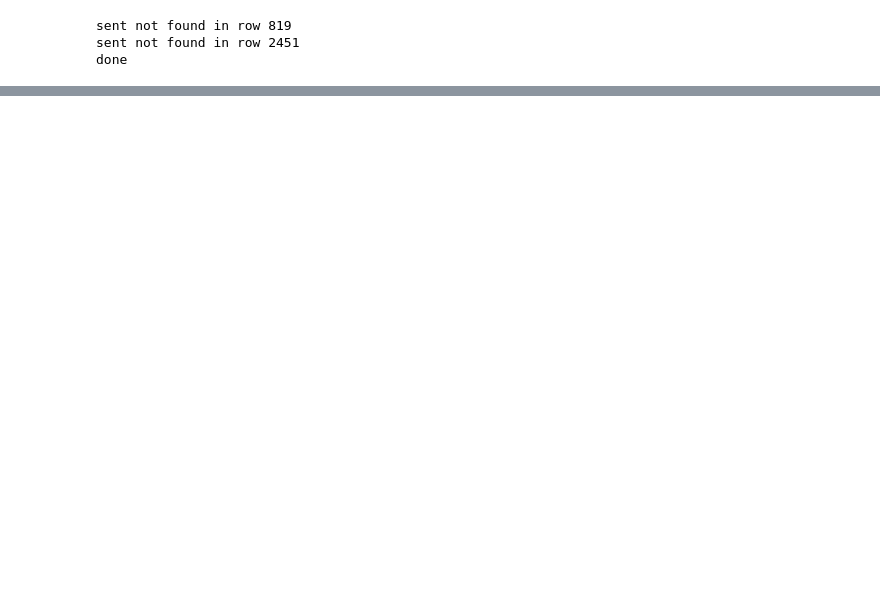
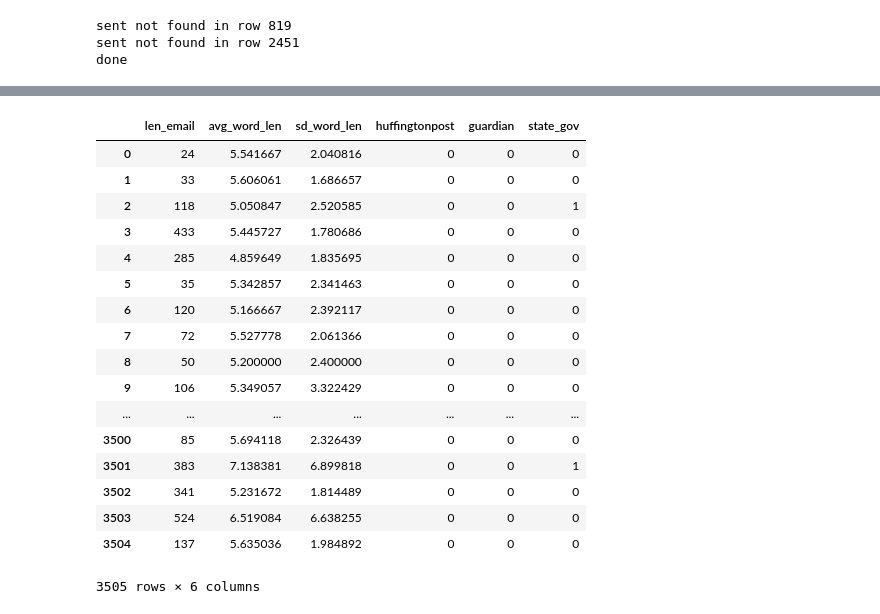
Before and after one commit to lithium-powered/STAT154-GROUP08, a Jupyter notebook: explore2.ipynb, the cells around one changed output, grey strips where cells are left out. Drawn from its saved outputs; the diff is of its cells as text; code cells hidden in the pictures; blank space fills up the shorter version.

```diff
--- a/explore2.ipynb
+++ b/explore2.ipynb
@@ -171,0 +184,60 @@ fm_reduced
+# %%
+power_features = pd.DataFrame()
+# power feature implementations
+
+# length of email
+len_emails = []
+for i in range(len(cleaned)):
+    text = cleaned.iloc[i].text
+    len_emails += [len(text.split(" "))]
+power_features["len_email"] = len_emails
+
+#average word length and sd word length
+av_word_len = []
+sd_word_len = []
+for i in range(len(cleaned)):
+    email = cleaned.iloc[i].text
+    word_lens = []
+    for word in email.split(" "):
+        word_lens +=[len(word)]
+    av_word_len += [np.mean(word_lens)]
+    sd_word_len += [np.std(word_lens)]
+
+power_features["avg_word_len"] = av_word_len
+power_features["sd_word_len"] = sd_word_len
+
+#function to determine whether or not phrase in each email, if phrase occurs in email, email assigned value 1, else 0.
+def find_phrase(df, phrase):
+    phrase_instances = []
+    for i in range(len(df)):
+        if phrase in df.iloc[i].text:
+            phrase_instances += [1]
+        else:
+            phrase_instances += [0]
+    return phrase_instances
+
+power_features["huffingtonpost"] = find_phrase(hrc_train, "huffingtonpost")
+power_features["guardian"] = find_phrase(hrc_train, "guardian.co")
+power_features["state_gov"] = find_phrase(hrc_train, "state.gov")
+# %%
+power_features
+#power_features.to_csv("power_features.csv", index=False)
+# %% [output]
+|  | len_email | avg_word_len | sd_word_len | huffingtonpost | guardian | state_gov |
+| 0 | 24 | 5.541667 | 2.040816 | 0 | 0 | 0 |
+| 1 | 33 | 5.606061 | 1.686657 | 0 | 0 | 0 |
+| 2 | 118 | 5.050847 | 2.520585 | 0 | 0 | 1 |
+| 3 | 433 | 5.445727 | 1.780686 | 0 | 0 | 0 |
+| 4 | 285 | 4.859649 | 1.835695 | 0 | 0 | 0 |
+| 5 | 35 | 5.342857 | 2.341463 | 0 | 0 | 0 |
+| 6 | 120 | 5.166667 | 2.392117 | 0 | 0 | 0 |
+| 7 | 72 | 5.527778 | 2.061366 | 0 | 0 | 0 |
+| 8 | 50 | 5.200000 | 2.400000 | 0 | 0 | 0 |
+| 9 | 106 | 5.349057 | 3.322429 | 0 | 0 | 0 |
+| ... | ... | ... | ... | ... | ... | ... |
+| 3500 | 85 | 5.694118 | 2.326439 | 0 | 0 | 0 |
+| 3501 | 383 | 7.138381 | 6.899818 | 0 | 0 | 1 |
+| 3502 | 341 | 5.231672 | 1.814489 | 0 | 0 | 0 |
+| 3503 | 524 | 6.519084 | 6.638255 | 0 | 0 | 0 |
+| 3504 | 137 | 5.635036 | 1.984892 | 0 | 0 | 0 |
+3505 rows × 6 columns
```
Also changed, not shown: parts of 21 cells of this notebook.
